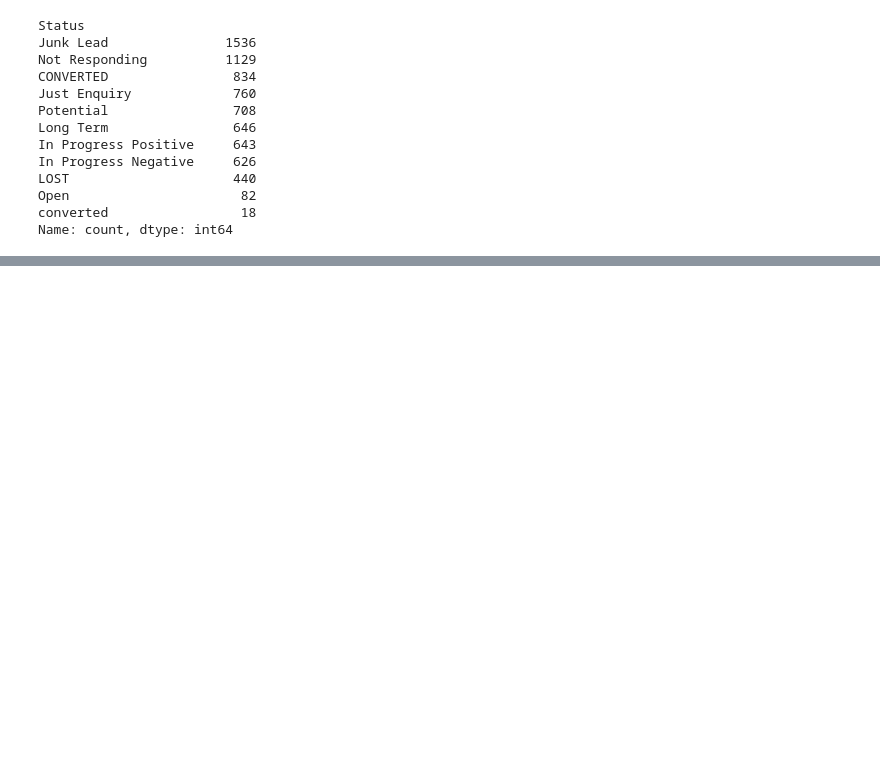
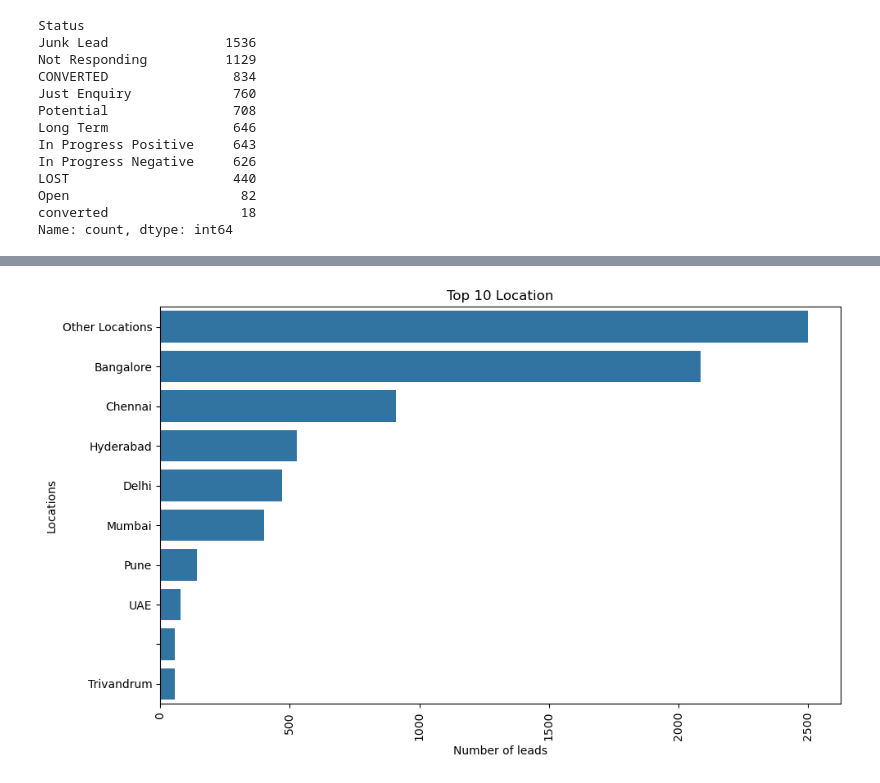
Before and after one commit to shiv-1024/Sales_Effectiveness, a Jupyter notebook: main.ipynb, the cells around one changed output, grey strips where cells are left out. Saved outputs shown, nothing was run; the diff lists cells and outputs as text; code cells hidden in the pictures; blank space fills up the shorter version.

```diff
--- a/main.ipynb
+++ b/main.ipynb
@@ -272,0 +352,19 @@ Name: count, dtype: int64
+# %%
+top_location = df['Location'].value_counts().head(10).index
+
+plt.figure(figsize = (10,6))
+
+sns.countplot(
+    data = df[df['Location'].isin(top_location)],
+    y = 'Location',
+    order = top_location
+)
+
+plt.title('Top 10 Location')
+plt.xlabel('Number of leads')
+plt.ylabel('Locations')
+plt.xticks(rotation =90)
+plt.tight_layout()
+plt.show()
+# %% [output]
+[figure, added]
```
Also changed, not shown: parts of 26 cells of this notebook.
